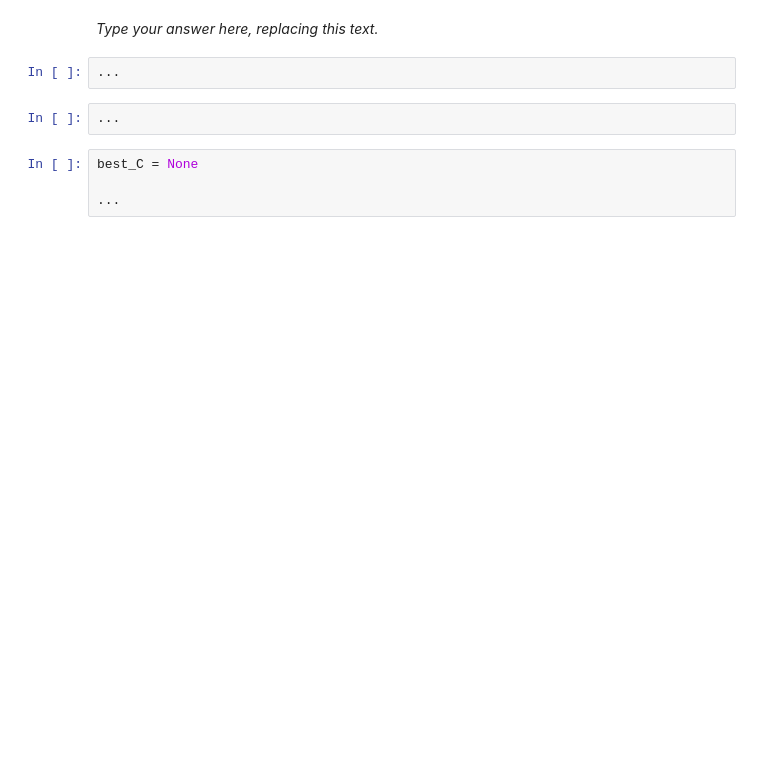
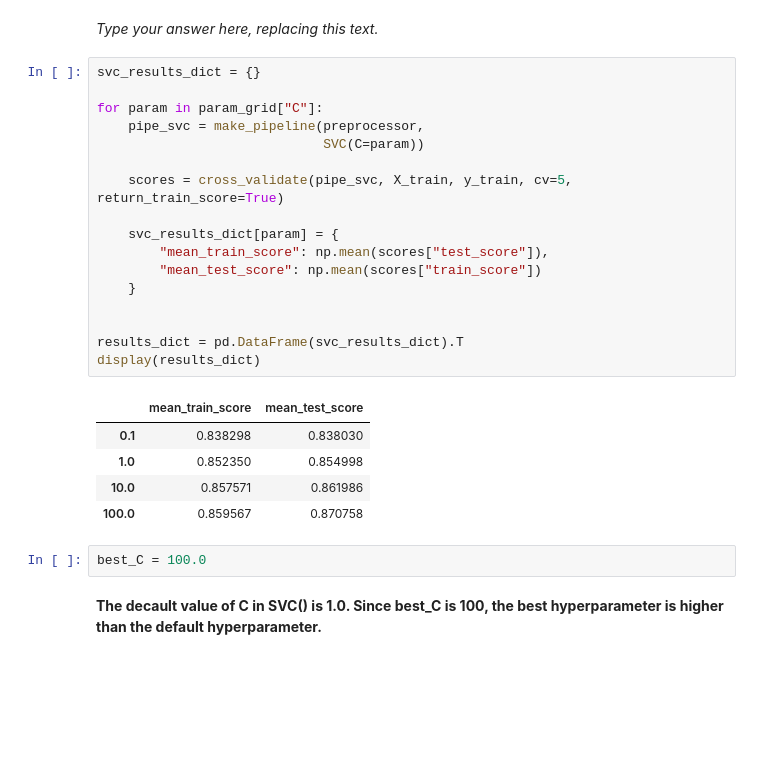
Before and after one commit to KevinL002/ubc-cpsc330-hw3, a Jupyter notebook: hw3.ipynb, the cells around one changed output. Cells and saved outputs as stored; diff of their text form; blank space fills up the shorter version.

```diff
--- a/hw3.ipynb
+++ b/hw3.ipynb
@@ -782,14 +815,33 @@ Solution_5.3
 _Points:_ 10
 # %% [markdown]
 _Type your answer here, replacing this text._
-# %%
-...
-# %%
-...
-# %%
-best_C = None
-
-...
+# %%
+svc_results_dict = {}
+
+for param in param_grid["C"]:
+    pipe_svc = make_pipeline(preprocessor,
+                             SVC(C=param))
+
+    scores = cross_validate(pipe_svc, X_train, y_train, cv=5, return_train_score=True)
+
+    svc_results_dict[param] = {
+        "mean_train_score": np.mean(scores["test_score"]),
+        "mean_test_score": np.mean(scores["train_score"])
+    }
+
+
+results_dict = pd.DataFrame(svc_results_dict).T
+display(results_dict)
+# %% [output]
+|  | mean_train_score | mean_test_score |
+| 0.1 | 0.838298 | 0.838030 |
+| 1.0 | 0.852350 | 0.854998 |
+| 10.0 | 0.857571 | 0.861986 |
+| 100.0 | 0.859567 | 0.870758 |
+# %%
+best_C = 100.0
+# %% [markdown]
+**The decault value of C in SVC() is 1.0. Since best_C is 100, the best hyperparameter is higher than the default hyperparameter.**
 # %% [markdown]
 <!-- END QUESTION -->
 
```
Also changed, not shown: parts of 12 cells of this notebook, 1 other file.
